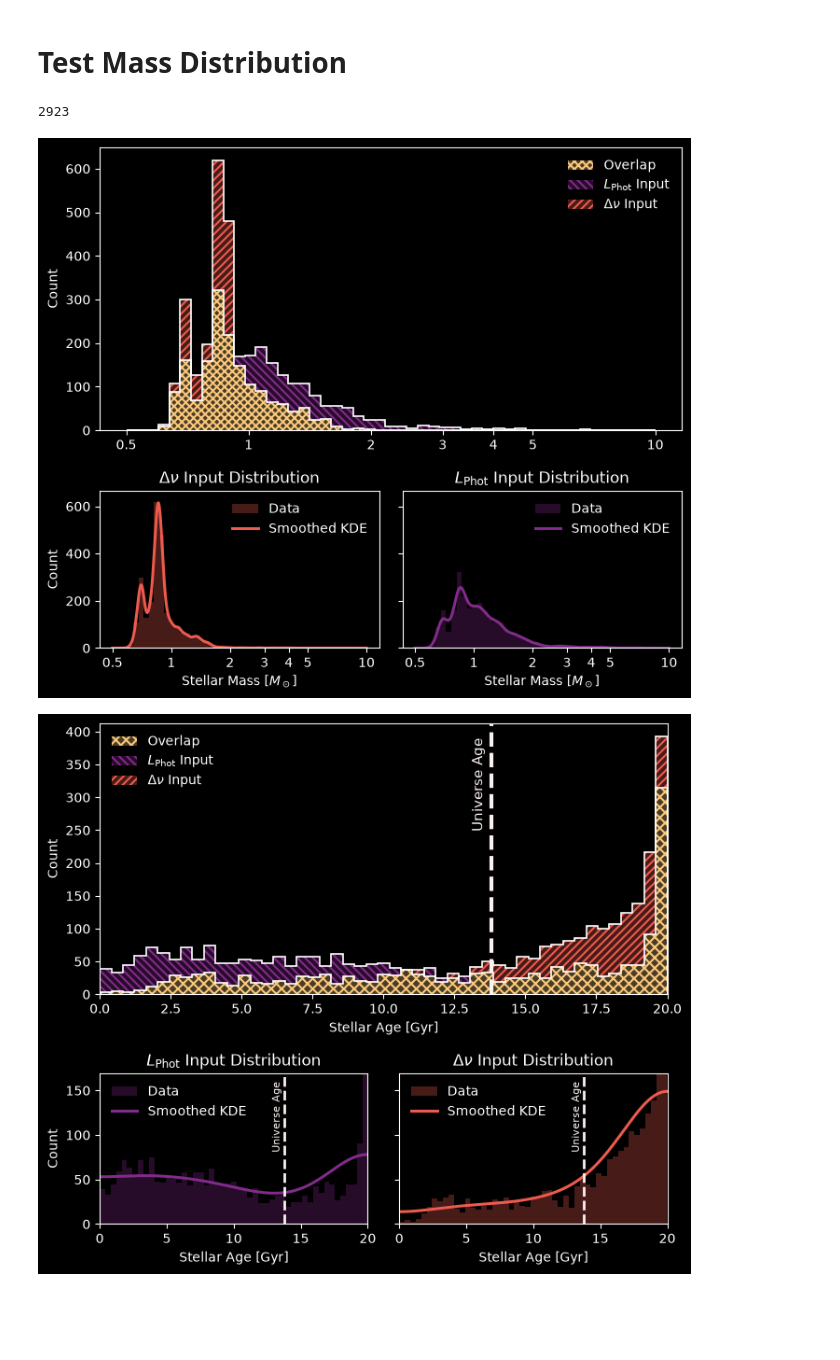
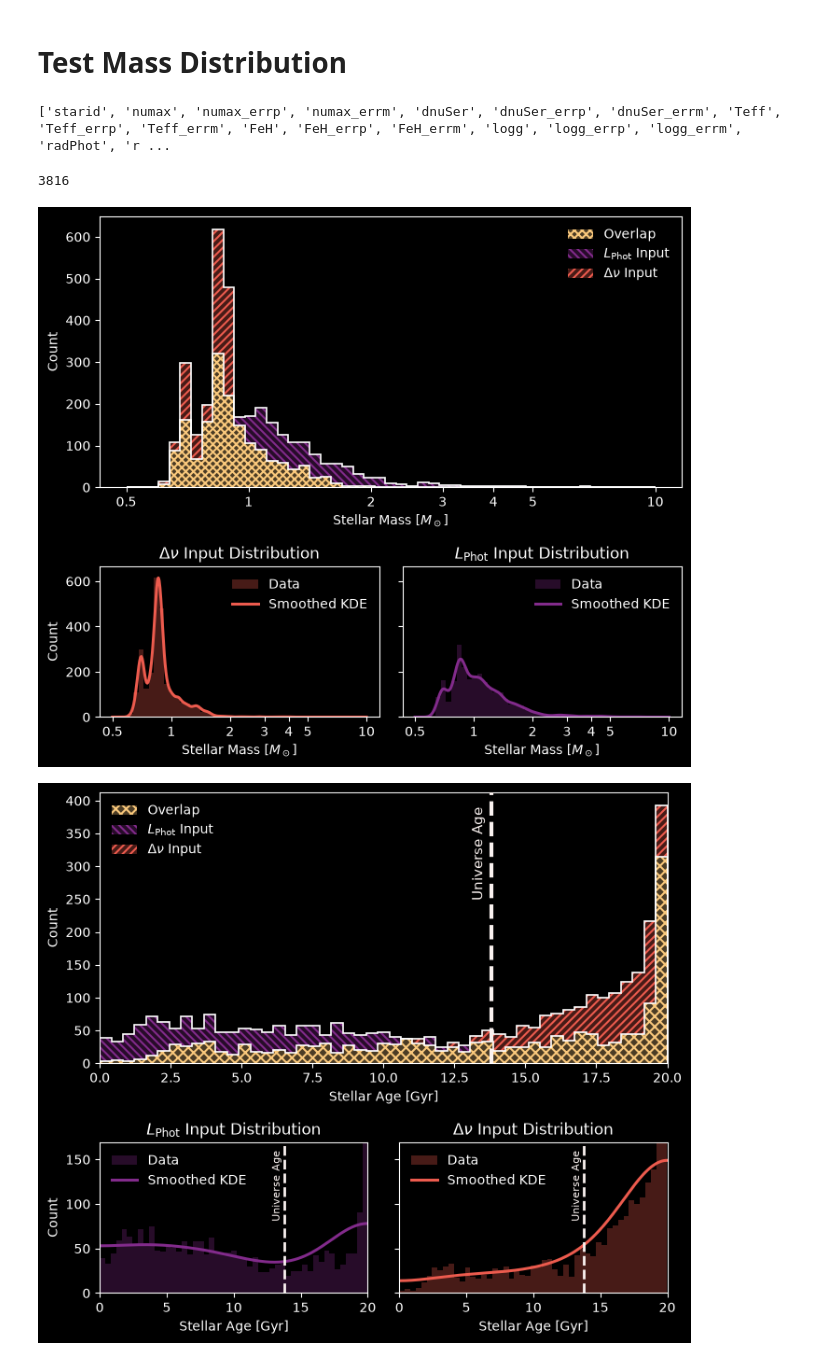
Before and after one commit to ljiainspriggs/ANU-SCNC3101-26SEM2, a Jupyter notebook: 4_ages/4_1_GSPSPECages.ipynb, the cells around one changed output. Drawn from its saved outputs; the diff is of its cells as text; code cells hidden in the pictures; blank space fills up the shorter version.

Commit message:
updates on presentation plots

```diff
--- a/4_ages/4_1_GSPSPECages.ipynb
+++ b/4_ages/4_1_GSPSPECages.ipynb
@@ -215,17 +216,22 @@ dnu_data = pd.read_csv(
     "./output_dnu.ascii",
     sep=r"\s+",
     comment="#",
-    names=col_names,
-    index_col=0
+    names=col_names
 )
 
-FIRST_dnu_data = pd.read_csv("./GSPSPEC_dnu_output_FIRST2923.csv")
+FIRST_dnu_data = pd.read_csv("./GSPSPEC_dnu_output_FIRST2923.csv").rename(
+    columns={"gaiadr3_id": "starid"}
+)
 
 dnu_data = pd.concat([FIRST_dnu_data.reindex(columns=dnu_data.columns), dnu_data], ignore_index=True)
+# %%
+print(dnu_data.columns.to_list())
+# %% [output]
+['starid', 'numax', 'numax_errp', 'numax_errm', 'dnuSer', 'dnuSer_errp', 'dnuSer_errm', 'Teff', 'Teff_errp', 'Teff_errm', 'FeH', 'FeH_errp', 'FeH_errm', 'logg', 'logg_errp', 'logg_errm', 'radPhot', 'r ...
 # %%
 print(len(dnu_data))
 # %% [output]
-2923
+3816
 # %%
 sub_lum_data = lum_data[:sub_len]
 sub_dnu_data = dnu_data[:sub_len]
@@ -284,6 +290,7 @@ ax_top.stairs(counts_lum, mass_edges, baseline=0, color="#FFFFFF", linewidth=1.2
 ax_top.stairs(counts_dnu, mass_edges, baseline=0, color="#FFFFFF", linewidth=1.2, zorder=4)
 
 ax_top.set_ylabel("Count")
+ax_top.set_xlabel(r"Stellar Mass [$M_\odot$]")
 ax_top.set_xscale("log")
 ax_top.set_xticks(tick_positions, labels=tick_names)
 ax_top.minorticks_off()
@@ -304,34 +311,35 @@ def plot_smoothed_counts(ax, data, color, title, bw=0.15):
     dlog10 = np.diff(np.log10(mass_edges))[0]
 
     # Evaluate KDE on a smooth log-spaced grid and scale to expected counts per bin
     x_grid = np.geomspace(0.5, 10, 300)
     smoothed_counts = kde(np.log10(x_grid)) * len(valid) * dlog10
 
     ax.plot(x_grid, smoothed_counts, color=color, lw=2.2, label="Smoothed KDE")
 
     ax.set_title(title)
     ax.set_xlabel(r"Stellar Mass [$M_\odot$]")
     ax.set_xscale("log")
     ax.set_xticks(tick_positions, labels=tick_names)
     ax.minorticks_off()
     ax.legend(loc="upper right")
 
     # Return the peak height of the KDE curve
     return np.max(smoothed_counts)
 
 # --- BOTTOM SUBPLOTS ---
 peak_dnu = plot_smoothed_counts(axd["bottom_left"], sub_dnu_data["massfin"], c3, r"$\Delta\nu$ Input Distribution", bw=0.15)
 axd["bottom_left"].set_ylabel("Count")
 
 peak_lum = plot_smoothed_counts(axd["bottom_right"], sub_lum_data["massfin"], c2, r"$L_\mathrm{Phot}$ Input Distribution", bw=0.15)
 axd["bottom_right"].tick_params(labelleft=False)
 
 # Set shared y-limit using the highest KDE peak + padding
 axd["bottom_left"].set_ylim(0, max(peak_dnu, peak_lum) + 50)
 
+plt.savefig("../figures/4_mass_distribution.png", dpi=200)
 plt.show()
 # %% [output]
-[figure, old version]
+[figure, new version]
 # %%
 fig, axd = plt.subplot_mosaic(
     [["top", "top"],
```
Also changed, not shown: parts of 5 cells of this notebook, 16 other files.
